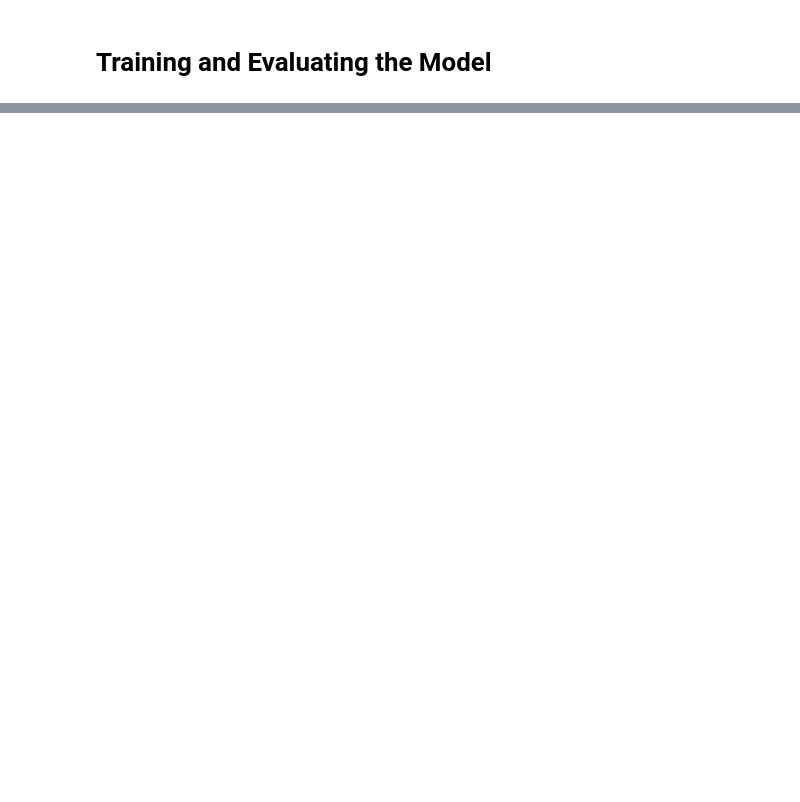
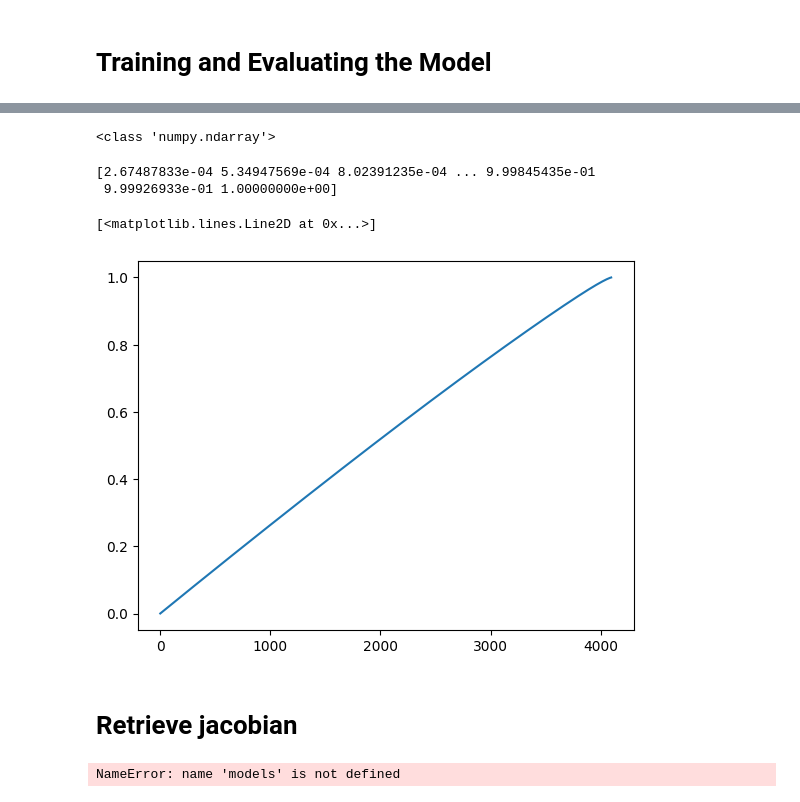
Before and after one commit to Shaunticlair/climate-sim, a Jupyter notebook: 16_Train_Forward_Linear_Sparse_Covariance.ipynb, the cells around one changed output, grey strips where cells are left out. Cells and saved outputs as stored; diff of their text form; code cells hidden in the pictures; blank space fills up the shorter version.

```diff
--- a/16_Train_Forward_Linear_Sparse_Covariance.ipynb
+++ b/16_Train_Forward_Linear_Sparse_Covariance.ipynb
@@ -1084,16 +891,0 @@ def analyze_model(model: torch.nn.Module, M: np.ndarray, f: Optional[np.ndarray]
-# %%
-# Analyze the trained model from the final cell
-if len(models) > 0:
-    trained_model = models[0]  # Get first model since num_runs=1
-
-    A, b, metrics = analyze_model(
-        model=trained_model,
-        M=M,  # The true model matrix
-        f=train_data['shared_params']['f'].numpy(),  # The forcing field
-        F=train_data['metadata']['F'],  # The forcing parameter
-        nr=train_data['metadata']['nr'],  # Number of rows
-        nc=train_data['metadata']['nc']  # Number of columns
-    )
-
-else:
-    print("No trained models found in the 'models' container.")
@@ -1100,7 +900,35 @@ else:
+# %%
+print(type(M))
+
+# Our goal is decompose M = LR^T
+
+#print(np.linalg.cond(M))
+#Condition number of 3.66, so it is not ill-conditioned
+
+
+U, S, V = np.linalg.svd(M)
+#r = 10
+#L = U[:, :r] * np.sqrt(S[:r])  # Broadcasting S across columns
+#R = V[:r, :].T * np.sqrt(S[:r])  # Note V needs transpose and broadcasting
+# %% [output]
+<class 'numpy.ndarray'>
+# %%
+cumulative_variance_ratio = np.cumsum(S) / np.sum(S)
+print(cumulative_variance_ratio)
+
+#Plot
+plt.plot(cumulative_variance_ratio)
+# %% [output]
+[2.67487833e-04 5.34947569e-04 8.02391235e-04 ... 9.99845435e-01
+ 9.99926933e-01 1.00000000e+00]
+[<matplotlib.lines.Line2D at 0x...>]
+[figure, added]
+# %% [markdown]
+# Retrieve jacobian
 # %%
 import torch
 
-model = trained_model
+model = models[0]
 
 # Use the first input-output pair from the test data: not the whole batch, just the first data point
 sample_batch = next(iter(test_loader))
@@ -1108,4 +936,6 @@ input_batch, output_batch = sample_batch
 
 input_data = input_batch[0].unsqueeze(0)
 output_data = output_batch[0].unsqueeze(0)
+# %% [output]
+NameError: name 'models' is not defined
 # %%
```
Also changed, not shown: parts of 9 cells of this notebook, 7 other files.
